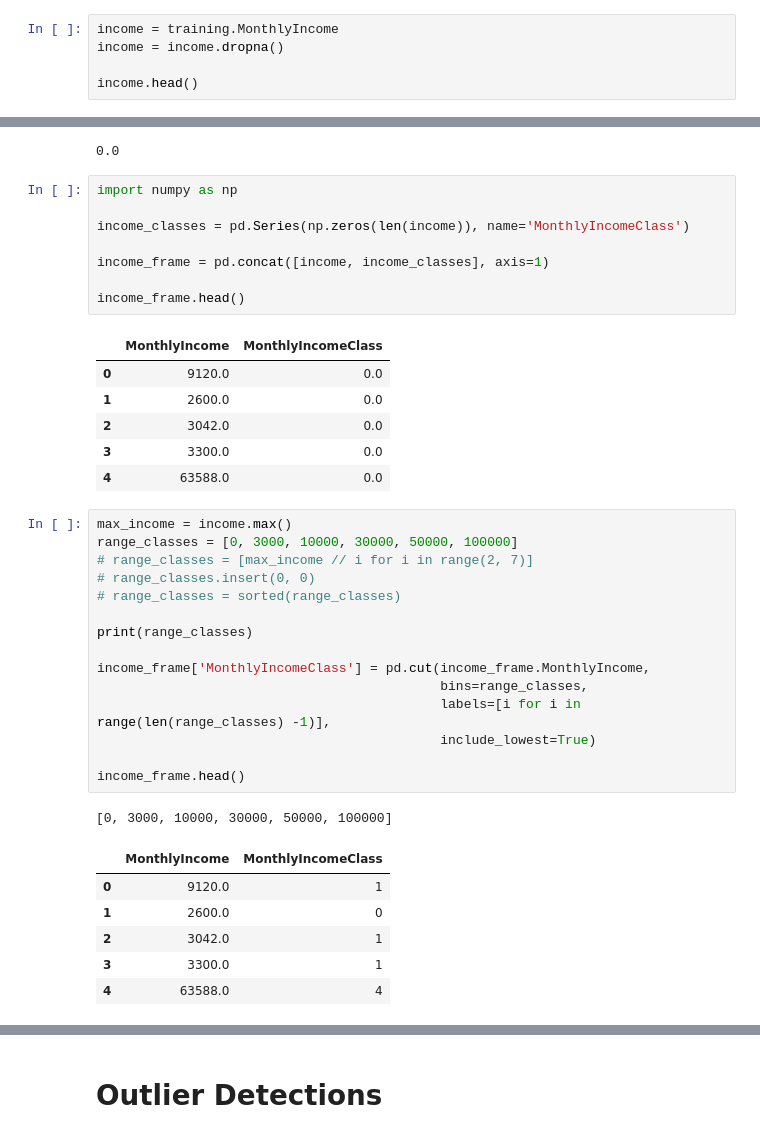
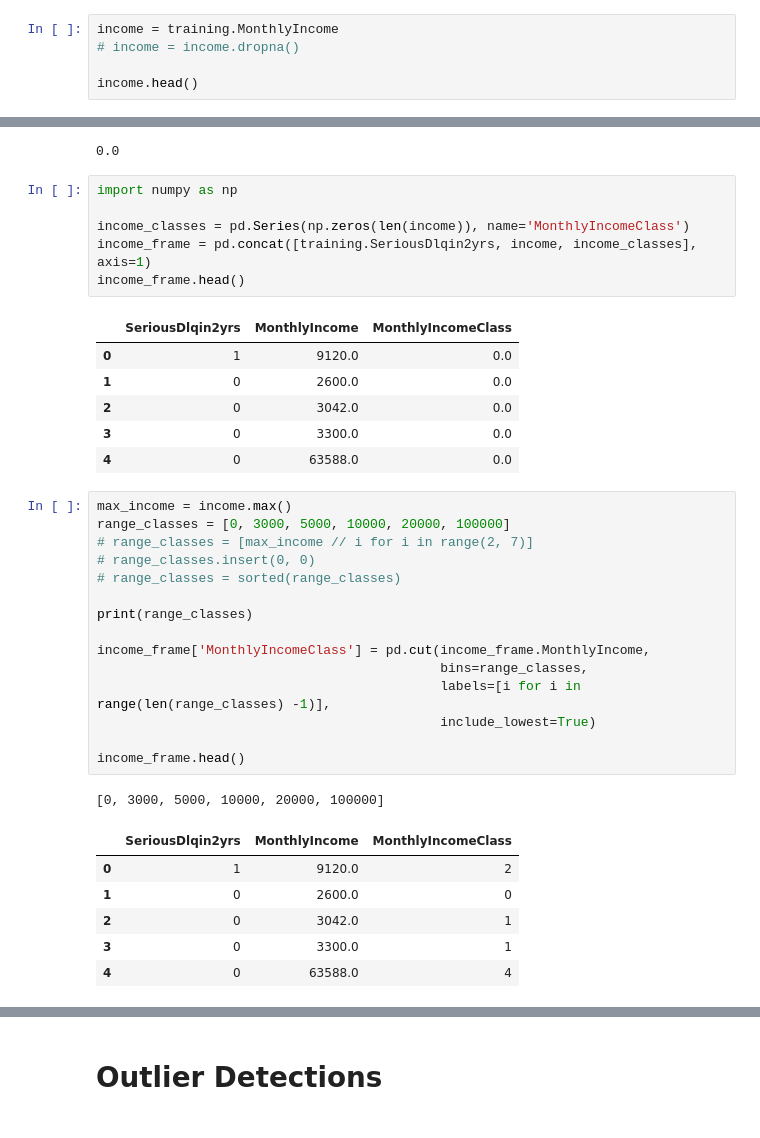
Before and after one commit to rodsnjr/credit-scoring, a Jupyter notebook: Data.ipynb, the cells around one changed output, grey strips where cells are left out. Cells and saved outputs as stored; diff of their text form.

```diff
--- a/Data.ipynb
+++ b/Data.ipynb
@@ -204,7 +234,7 @@ dtype: int64
 Looking at the data like this, it seems nearly half for both, not much of a change.
 # %%
 income = training.MonthlyIncome
-income = income.dropna()
+# income = income.dropna()
 
 income.head()
 # %% [output]
@@ -225,21 +255,19 @@ income.min()
 # %%
 import numpy as np
 
 income_classes = pd.Series(np.zeros(len(income)), name='MonthlyIncomeClass')
-
-income_frame = pd.concat([income, income_classes], axis=1)
-
+income_frame = pd.concat([training.SeriousDlqin2yrs, income, income_classes], axis=1)
 income_frame.head()
 # %% [output]
-|  | MonthlyIncome | MonthlyIncomeClass |
-| 0 | 9120.0 | 0.0 |
-| 1 | 2600.0 | 0.0 |
-| 2 | 3042.0 | 0.0 |
-| 3 | 3300.0 | 0.0 |
-| 4 | 63588.0 | 0.0 |
+|  | SeriousDlqin2yrs | MonthlyIncome | MonthlyIncomeClass |
+| 0 | 1 | 9120.0 | 0.0 |
+| 1 | 0 | 2600.0 | 0.0 |
+| 2 | 0 | 3042.0 | 0.0 |
+| 3 | 0 | 3300.0 | 0.0 |
+| 4 | 0 | 63588.0 | 0.0 |
 # %%
 max_income = income.max()
-range_classes = [0, 3000, 10000, 30000, 50000, 100000]
+range_classes = [0, 3000, 5000, 10000, 20000, 100000]
 # range_classes = [max_income // i for i in range(2, 7)]
 # range_classes.insert(0, 0)
 # range_classes = sorted(range_classes)
@@ -253,13 +281,13 @@ income_frame['MonthlyIncomeClass'] = pd.cut(income_frame.MonthlyIncome,
 
 income_frame.head()
 # %% [output]
-[0, 3000, 10000, 30000, 50000, 100000]
+[0, 3000, 5000, 10000, 20000, 100000]
-|  | MonthlyIncome | MonthlyIncomeClass |
-| 0 | 9120.0 | 1 |
-| 1 | 2600.0 | 0 |
-| 2 | 3042.0 | 1 |
-| 3 | 3300.0 | 1 |
-| 4 | 63588.0 | 4 |
+|  | SeriousDlqin2yrs | MonthlyIncome | MonthlyIncomeClass |
+| 0 | 1 | 9120.0 | 2 |
+| 1 | 0 | 2600.0 | 0 |
+| 2 | 0 | 3042.0 | 1 |
+| 3 | 0 | 3300.0 | 1 |
+| 4 | 0 | 63588.0 | 4 |
 # %%
 print income_frame[income_frame.MonthlyIncomeClass == 0].count()
 print income_frame.count()
```
Also changed, not shown: parts of 14 cells of this notebook, 10 other files.
